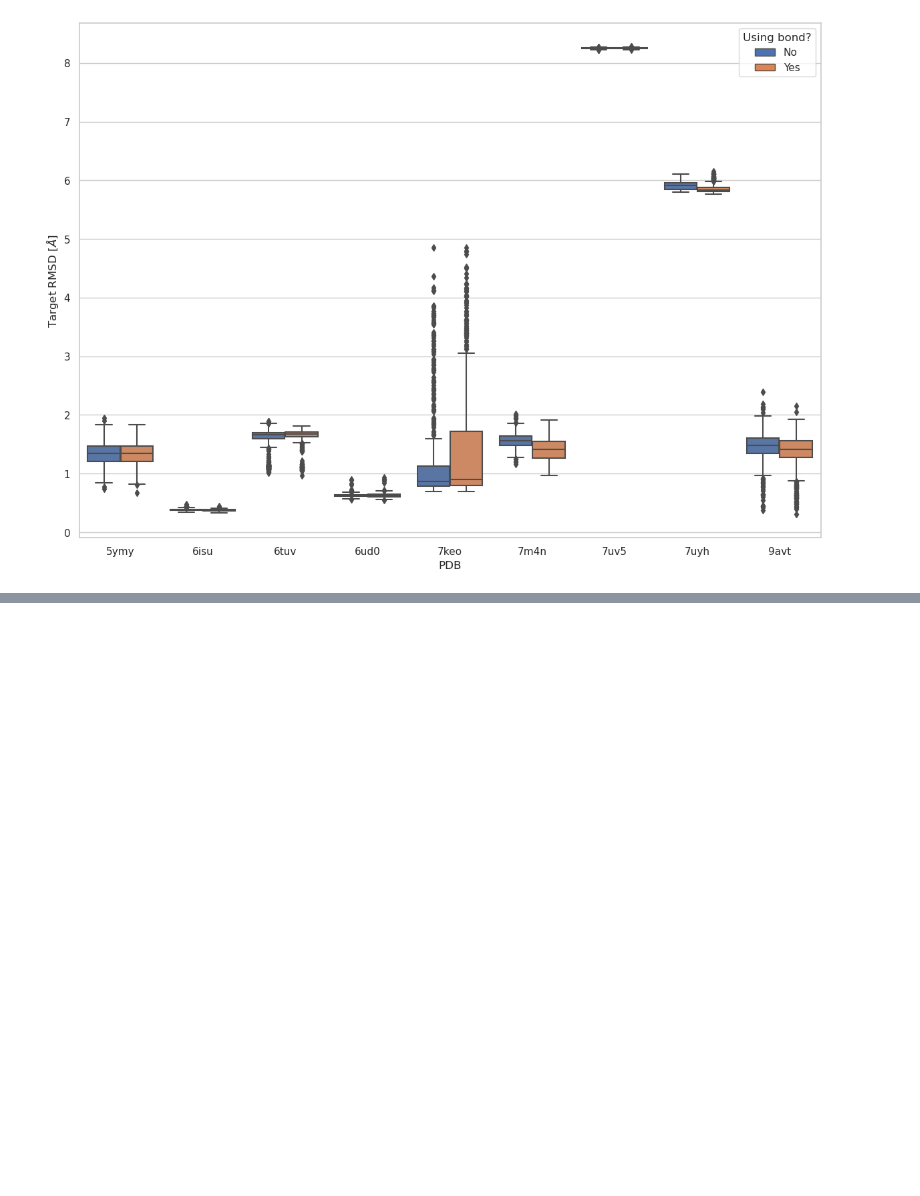
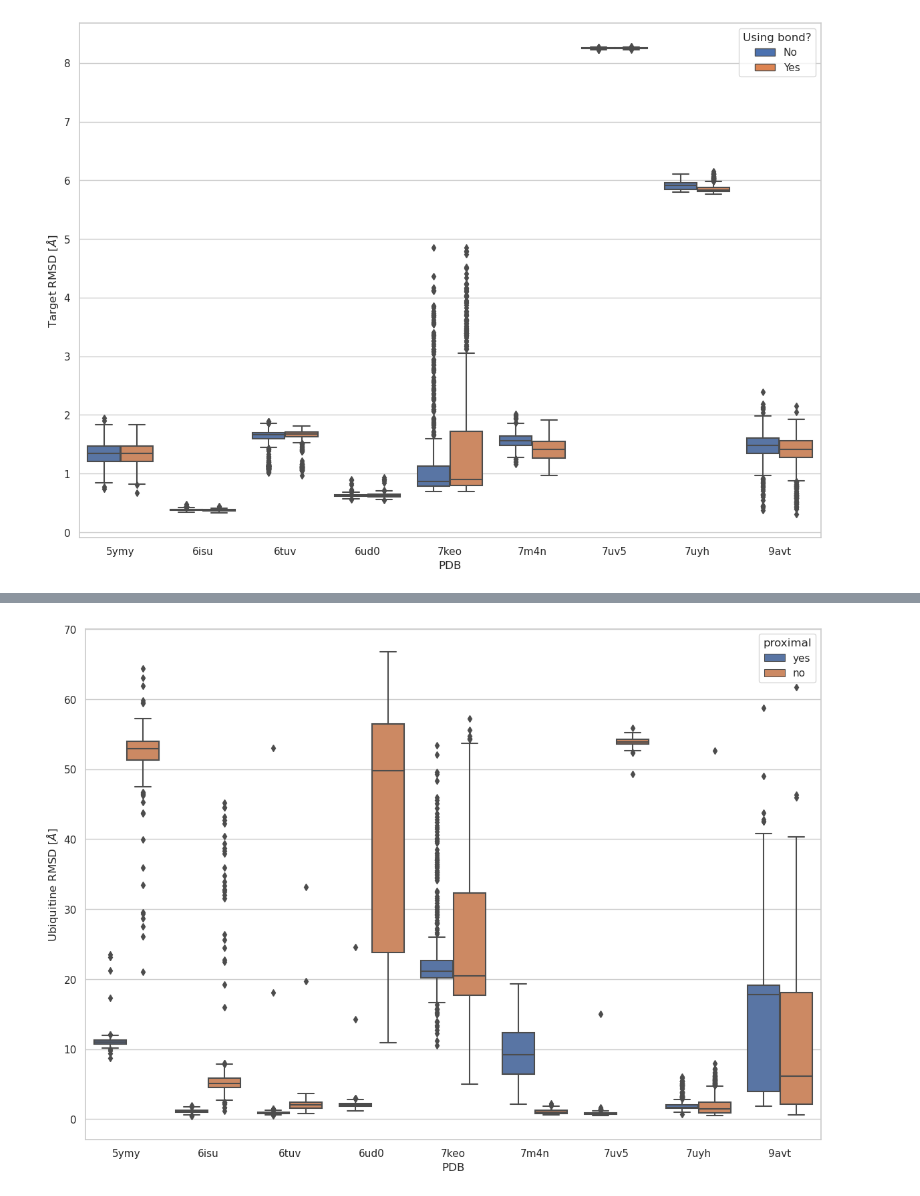
Before and after one commit to bio-phys/polyUb-AF, a Jupyter notebook: analysis_isopeptide_rmsd_ubs.ipynb, the cells around one changed output, grey strips where cells are left out. Drawn from its saved outputs; the diff is of its cells as text; code cells hidden in the pictures; blank space fills up the shorter version.

```diff
--- a/analysis_isopeptide_rmsd_ubs.ipynb
+++ b/analysis_isopeptide_rmsd_ubs.ipynb
@@ -409,0 +437,23 @@ plt.show()
+# %%
+# Get the default color palette
+colors = seaborn.color_palette()
+
+fig = plt.figure(layout="constrained")
+
+# use to set style of background of plot
+seaborn.set_theme(rc={'figure.figsize':(11.7,8.27)})
+seaborn.set(style="whitegrid")
+
+
+ax = seaborn.boxplot(x="PDB", y="RMSD", hue="proximal", data=monoub_rmsd_df[monoub_rmsd_df['bond'] == 'yes'])
+ax.set_ylabel(r'Ubiquitine RMSD [$\AA$]')
+#ax.legend(title='Using bond?', labels=['No', 'Yes'])
+
+
+
+plt.savefig("AF3-monoub-bond-rmsd.svg", bbox_inches=0, transparent=True)
+plt.savefig("AF3-monoub-bond-rmsd.png", bbox_inches=0, transparent=True)
+
+plt.show()
+# %% [output]
+[figure, added]
```
Also changed, not shown: parts of 6 cells of this notebook.
